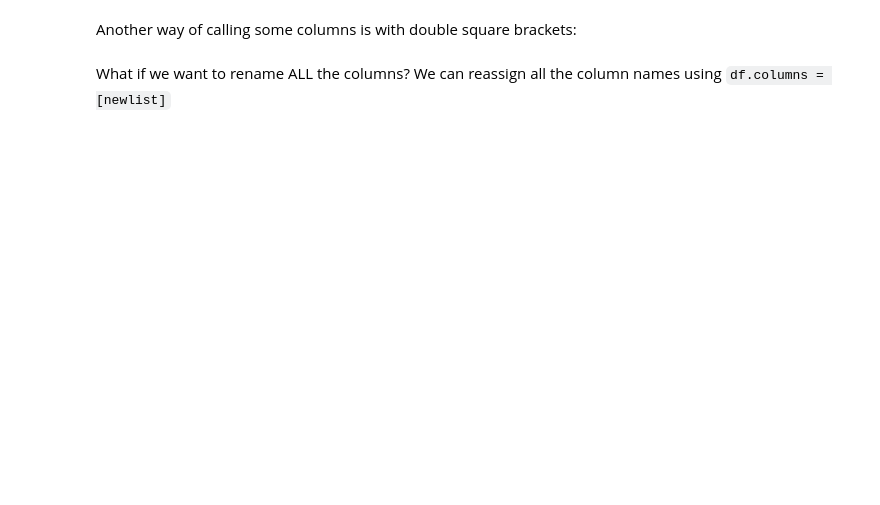
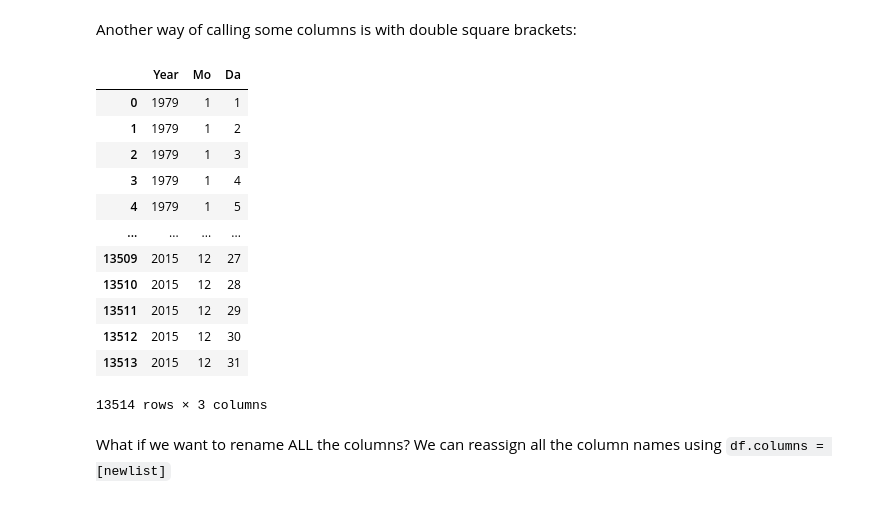
Before and after one commit to LudCano/LFA-python-short-course, a Jupyter notebook: Week2.ipynb, the cells around one changed output. Drawn from its saved outputs; the diff is of its cells as text; code cells hidden in the pictures; blank space fills up the shorter version.

```diff
--- a/Week2.ipynb
+++ b/Week2.ipynb
@@ -185,7 +392,21 @@ df3
 # %% [markdown]
 Another way of calling some columns is with double square brackets:
 # %%
-df3[['Julday','Year','Mo','Da']]
+df3[['Year','Mo','Da']]
+# %% [output]
+|  | Year | Mo | Da |
+| 0 | 1979 | 1 | 1 |
+| 1 | 1979 | 1 | 2 |
+| 2 | 1979 | 1 | 3 |
+| 3 | 1979 | 1 | 4 |
+| 4 | 1979 | 1 | 5 |
+| ... | ... | ... | ... |
+| 13509 | 2015 | 12 | 27 |
+| 13510 | 2015 | 12 | 28 |
+| 13511 | 2015 | 12 | 29 |
+| 13512 | 2015 | 12 | 30 |
+| 13513 | 2015 | 12 | 31 |
+13514 rows × 3 columns
 # %% [markdown]
 What if we want to rename ALL the columns? We can reassign all the column names using `df.columns = [newlist]`
 # %%
```
Also changed, not shown: parts of 30 cells of this notebook, 1 other file.
